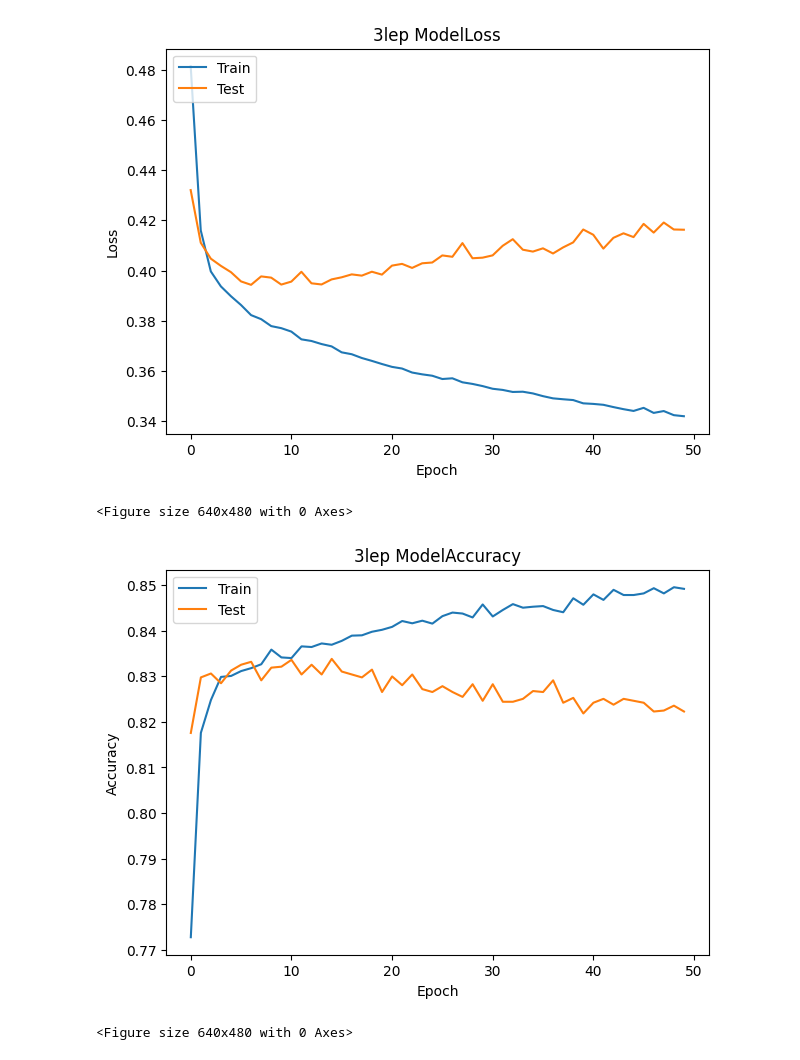
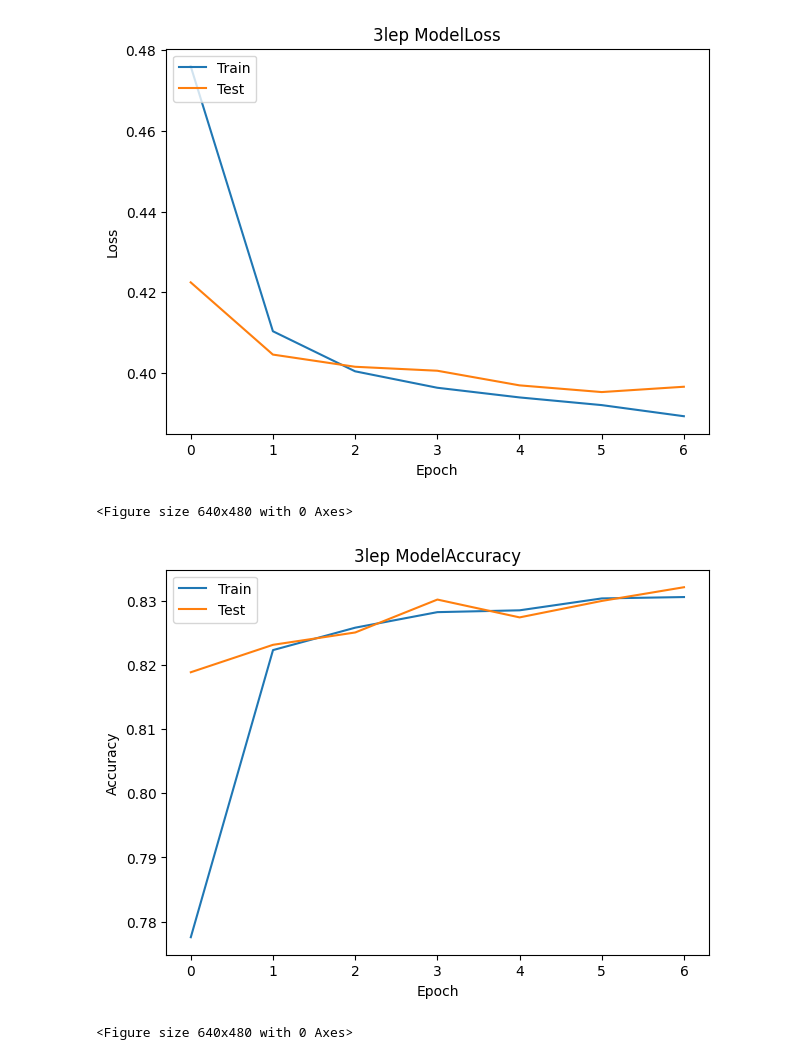
Before and after one commit to GeorgeCocks-01/4th-year-project, a Jupyter notebook: hyperTuning.ipynb, the cells around one changed output. Drawn from its saved outputs; the diff is of its cells as text; code cells hidden in the pictures.

Commit message:
Changed hypertuning to use EarlyStopping to tune number of epochs. Added in batch size tuner. Increased number of training epochs

```diff
--- a/hyperTuning.ipynb
+++ b/hyperTuning.ipynb
@@ -41,14 +54,14 @@ cut = "3lep"
 X_train, X_test, y_train, y_test = getSplitData(nTupleSamples, variables, cut, 0)
 # %%
 # Create the tuner
-tuner = kt.Hyperband(model_builder,
+tuner = kt.Hyperband(HyperTuner(),
                       objective = "val_accuracy",
-                      max_epochs = 30,
+                      max_epochs = 100,
                       factor = 3,
                       directory = "hyperTuning",
                       project_name = "hyperTuning" + cut,
                       overwrite = True)
 
-stop_early = EarlyStopping(monitor = "val_loss", patience = 5)
+stop_early = EarlyStopping(monitor = "val_loss", patience = 5, restore_best_weights = True, verbose = 1)
 # %%
 # 0.25*0.8 = 0.2 to get 20% of the data for validation
@@ -88,11 +103,7 @@ Dropout: False
 # %%
 # Build the model with the optimal hyperparameters and train it on the data for 50 epochs
 model = tuner.hypermodel.build(best_hps)
-history = model.fit(X_train, y_train, epochs = 50, validation_split = 0.25)
-
-# Find the best number of epochs to train for
-valAccPerEpoch = history.history["val_accuracy"]
-bestEpoch = valAccPerEpoch.index(max(valAccPerEpoch)) + 1
-print("Best epoch:", bestEpoch)
+history = model.fit(X_train, y_train, epochs = 50, validation_split = 0.25, callbacks = [stop_early])
+print(len(history.history["accuracy"]))
 # %% [output]
 Epoch 1/50
@@ -115,19 +126,19 @@ Best epoch: 15
 # %%
 # Plot the accuracy and loss per epoch
 %matplotlib inline
 import matplotlib.pyplot as plt
 for i in ("loss", "accuracy"):
-    plt.figure(figsize = (7, 5))
+    plt.figure(figsize = (7, 5\))
     plt.plot(history.history[i])
     plt.plot(history.history["val_" + i])
     plt.title(cut + " Model" + i.capitalize())
     plt.ylabel(i.capitalize())
     plt.xlabel("Epoch")
     plt.legend(['Train', 'Test'], loc = 'upper left')
     plt.show()
     plt.clf()
 # %% [output]
-[figure, old version]
+[figure, new version]
 <Figure size 640x480 with 0 Axes>
-[figure, old version]
+[figure, new version]
 <Figure size 640x480 with 0 Axes>
```
Also changed, not shown: parts of 5 cells of this notebook.
